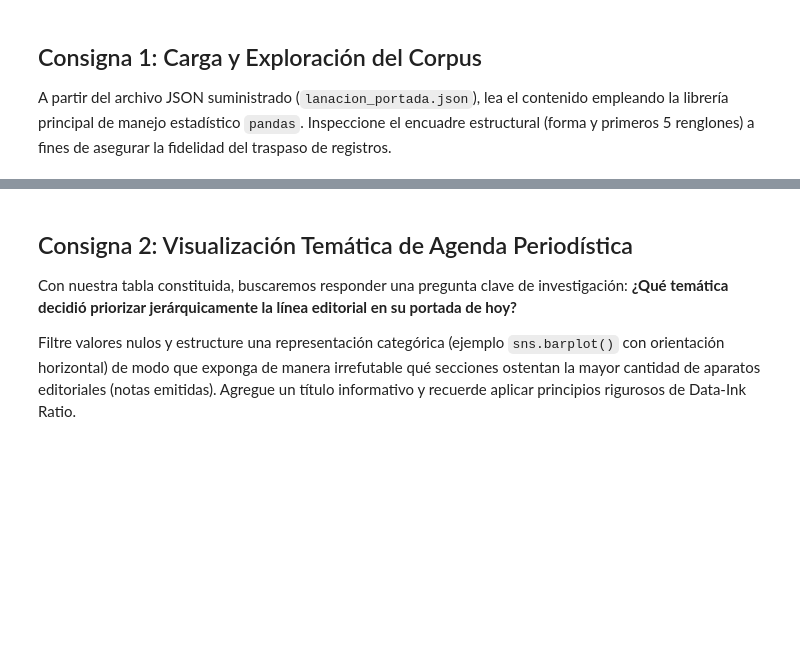
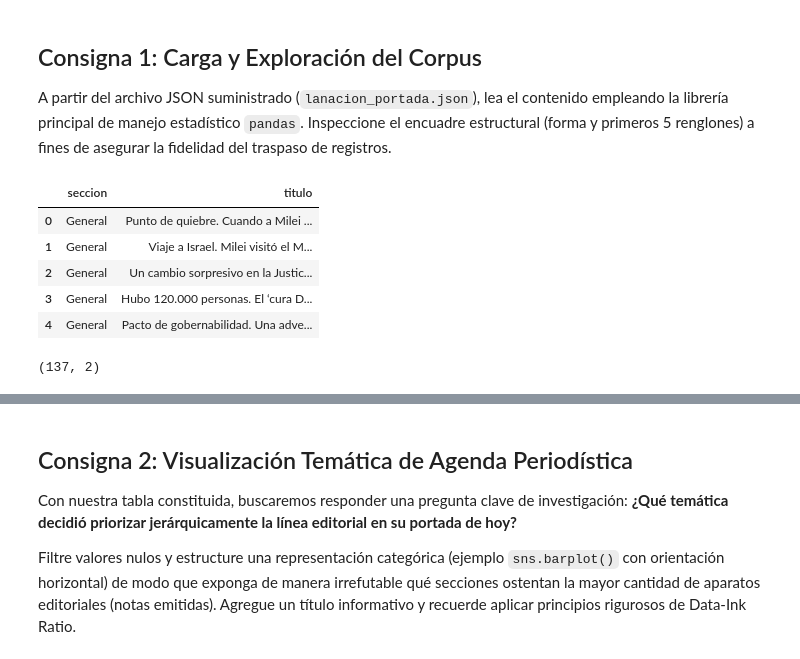
Before and after one commit to Carlos-Estigarribia/estigarribia-carlos-pln-1c-2026, a Jupyter notebook: 004/003 - LAB/009_Proyecto_Final_Agenda_Medios.ipynb, the cells around one changed output, grey strips where cells are left out. Cells and saved outputs as stored; diff of their text form; code cells hidden in the pictures; blank space fills up the shorter version.

```diff
--- a/004/003 - LAB/009_Proyecto_Final_Agenda_Medios.ipynb
+++ b/004/003 - LAB/009_Proyecto_Final_Agenda_Medios.ipynb
@@ -14,0 +17,15 @@ A partir del archivo JSON suministrado (`lanacion_portada.json`), lea el conteni
+# %%
+df = pd.read_json('../001 - TEO/lanacion_portada.json')
+
+df.head() # por defecto trae los 5 primeros
+# %% [output]
+|  | seccion | titulo |
+| 0 | General | Punto de quiebre. Cuando a Milei ... |
+| 1 | General | Viaje a Israel. Milei visitó el M... |
+| 2 | General | Un cambio sorpresivo en la Justic... |
+| 3 | General | Hubo 120.000 personas. El ‘cura D... |
+| 4 | General | Pacto de gobernabilidad. Una adve... |
+# %%
+df.shape
+# %% [output]
+(137, 2)
```
Also changed, not shown: parts of 13 cells of this notebook, 3 other files.
